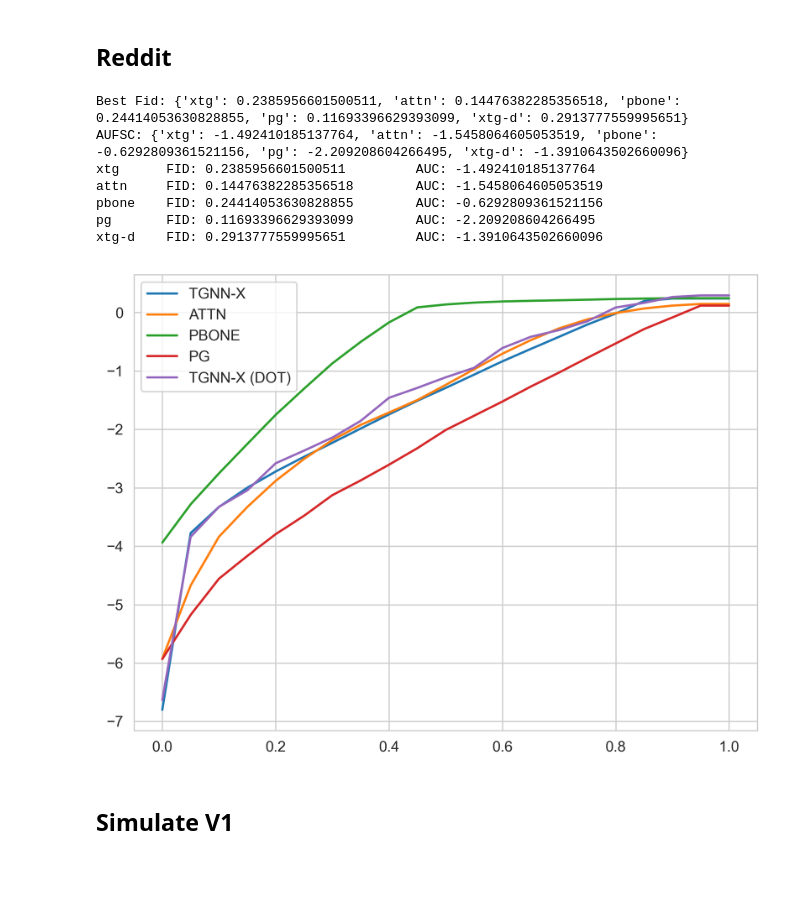
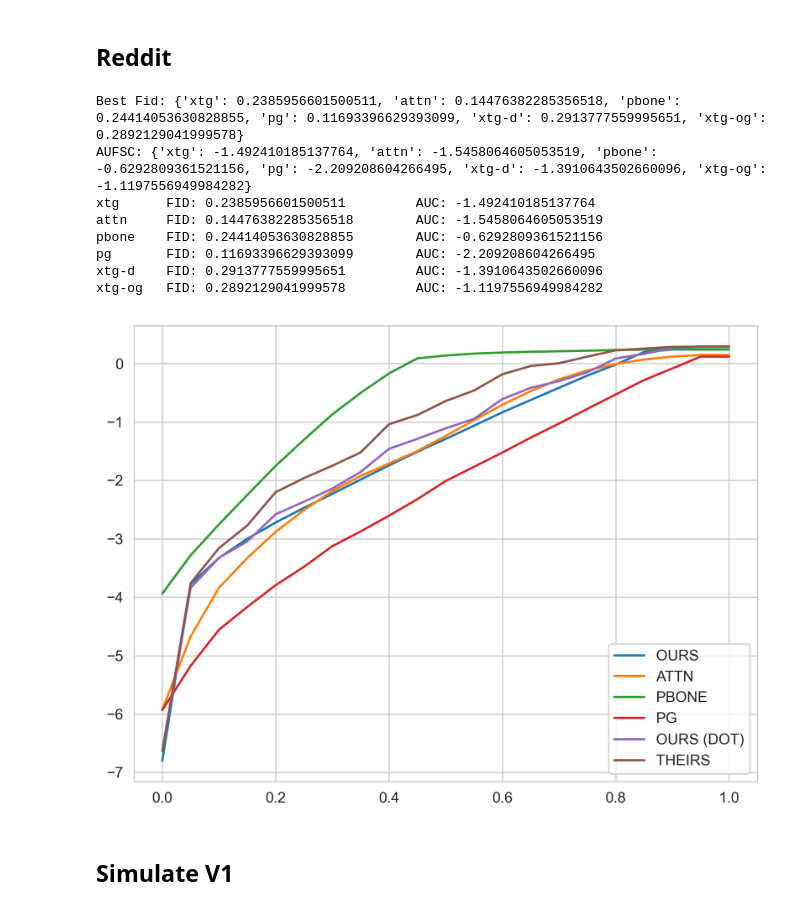
Before and after one commit to m-krastev/fact8-temporal-graph, a Jupyter notebook: notebooks/results_processing.ipynb, the cells around one changed output. Drawn from its saved outputs; the diff is of its cells as text; code cells hidden in the pictures; blank space fills up the shorter version.

```diff
--- a/notebooks/results_processing.ipynb
+++ b/notebooks/results_processing.ipynb
@@ -246,11 +252,12 @@ tgat_simulate_v1_files = {
     for k, v in zip(
         explainers,
         [
-            "tgat_simulate_v1_subgraphx_tg_3_to_15902_eval_pg_true_pg_positive.csv",
-            "tgat_simulate_v1_attn_explainer_tg_3_to_15902_eval.csv",
-            "tgat_simulate_v1_pbone_explainer_tg_3_to_15902_eval.csv",
-            "tgat_simulate_v1_pg_explainer_tg_3_to_15902_eval.csv",
-            "tgat_simulate_v1_subgraphx_tg_3_to_15902_eval_dot_true_pg_positive.csv"
+            "tgat_simulate_v1_subgraphx_tg_3_to_15902_eval_mlp_true_pg_positive_th25.csv",
+            "tgat_simulate_v1_attn_explainer_tg_3_to_15902_eval_th25.csv",
+            "tgat_simulate_v1_pbone_explainer_tg_3_to_15902_eval_th25.csv",
+            "tgat_simulate_v1_pg_explainer_tg_3_to_15902_eval_th25.csv",
+            "tgat_simulate_v1_subgraphx_tg_3_to_15902_eval_dot_true_pg_positive_th25.csv",
+            "tgat_simulate_v1_subgraphx_tg_3_to_15902_eval_pg_true_pg_positive_th25.csv"
         ],
     )
 }
@@ -295,11 +303,12 @@ tgat_simulate_v2_files = {
     for k, v in zip(
         explainers,
         [
-            "tgat_simulate_v2_subgraphx_tg_3_to_21752_eval_pg_true_pg_positive.csv",
-            "tgat_simulate_v2_attn_explainer_tg_3_to_21752_eval.csv",
-            "tgat_simulate_v2_pbone_explainer_tg_3_to_21752_eval.csv",
-            "tgat_simulate_v2_pg_explainer_tg_3_to_21752_eval.csv",
-            "tgat_simulate_v2_subgraphx_tg_3_to_21752_eval_dot_true_pg_positive.csv"
+            "tgat_simulate_v2_subgraphx_tg_3_to_21752_eval_mlp_true_pg_positive_th25.csv",
+            "tgat_simulate_v2_attn_explainer_tg_3_to_21752_eval_th25.csv",
+            "tgat_simulate_v2_pbone_explainer_tg_3_to_21752_eval_th25.csv",
+            "tgat_simulate_v2_pg_explainer_tg_3_to_21752_eval_th25.csv",
+            "tgat_simulate_v2_subgraphx_tg_3_to_21752_eval_dot_true_pg_positive_th25.csv",
+            "tgat_simulate_v2_subgraphx_tg_3_to_21752_eval_pg_true_pg_positive_th25.csv"
         ],
     )
 }
@@ -342,11 +352,12 @@ tgn_wikipedia_files = {
     for k, v in zip(
         explainers,
         [
-            "tgn_wikipedia_subgraphx_tg_110314_to_155614_eval_pg_true_pg_positive.csv",
-            "tgn_wikipedia_attn_explainer_tg_110314_to_155614_eval.csv",
-            "tgn_wikipedia_pbone_explainer_tg_110314_to_155614_eval.csv",
-            "tgn_wikipedia_pg_explainer_tg_110314_to_155614_eval.csv",
-            "tgn_wikipedia_subgraphx_tg_110314_to_155151_eval_dot_true_pg_positive.csv"
+            "tgn_wikipedia_subgraphx_tg_110314_to_155614_eval_mlp_true_pg_positive_th25.csv",
+            "tgn_wikipedia_attn_explainer_tg_110314_to_155614_eval_th25.csv",
+            "tgn_wikipedia_pbone_explainer_tg_110314_to_155614_eval_th25.csv",
+            "tgn_wikipedia_pg_explainer_tg_110314_to_155614_eval_th25.csv",
+            "tgn_wikipedia_subgraphx_tg_110314_to_155151_eval_dot_true_pg_positive_th25.csv",
+            "tgn_wikipedia_subgraphx_tg_110314_to_155151_eval_pg_true_pg_positive_th25.csv"
         ],
     )
 }
@@ -389,46 +401,48 @@ tgn_reddit_files = {
     for k, v in zip(
         explainers,
         [
-            "tgn_reddit_subgraphx_tg_470920_to_665351_eval_pg_true_pg_positive.csv",
-            "tgn_reddit_attn_explainer_tg_470920_to_665351_eval.csv",
-            "tgn_reddit_pbone_explainer_tg_470920_to_665351_eval.csv",
-            "tgn_reddit_pg_explainer_tg_470920_to_665351_eval.csv",
-            "tgn_reddit_subgraphx_tg_470920_to_663534_eval_dot_true_pg_positive.csv"
+            "tgn_reddit_subgraphx_tg_470920_to_665351_eval_mlp_true_pg_positive_th25.csv",
+            "tgn_reddit_attn_explainer_tg_470920_to_665351_eval_th25.csv",
+            "tgn_reddit_pbone_explainer_tg_470920_to_665351_eval_th25.csv",
+            "tgn_reddit_pg_explainer_tg_470920_to_665351_eval_th25.csv",
+            "tgn_reddit_subgraphx_tg_470920_to_663534_eval_dot_true_pg_positive_th25.csv",
+            "tgn_reddit_subgraphx_tg_470920_to_663534_eval_pg_true_pg_positive_th25.csv"
         ],
     )
 }
 
 tgn_reddit_tabs = {
     k: pd.read_csv(v).groupby("sparsity").mean() for k, v in tgn_reddit_files.items()
 }
 
 tgn_reddit_best_fids = {
     k: tab["fid_inv_best"].max() for k, tab in tgn_reddit_tabs.items()
 }
 
 tgn_reddit_aufsc = {
     k: np.trapz(tab["fid_inv_best"], tab.index) for k, tab in tgn_reddit_tabs.items()
 }
 
 print("Best Fid:", tgn_reddit_best_fids)
 print("AUFSC:", tgn_reddit_aufsc)
 
 for k, tab in tgn_reddit_tabs.items():
     print(
         f"{k}\t FID: {tab['fid_inv_best'].max()} \t AUC: {np.trapz(tab['fid_inv_best'], tab.index)}"
     )
     plt.plot(tab.index, tab["fid_inv_best"], label=labels[k])
 plt.legend();plt.tight_layout()
 plt.savefig("plots/tgn_reddit.png")
 # %% [output]
-Best Fid: {'xtg': 0.2385956601500511, 'attn': 0.14476382285356518, 'pbone': 0.24414053630828855, 'pg': 0.11693396629393099, 'xtg-d': 0.2913777559995651}
-AUFSC: {'xtg': -1.492410185137764, 'attn': -1.5458064605053519, 'pbone': -0.6292809361521156, 'pg': -2.209208604266495, 'xtg-d': -1.3910643502660096}
+Best Fid: {'xtg': 0.2385956601500511, 'attn': 0.14476382285356518, 'pbone': 0.24414053630828855, 'pg': 0.11693396629393099, 'xtg-d': 0.2913777559995651, 'xtg-og': 0.2892129041999578}
+AUFSC: {'xtg': -1.492410185137764, 'attn': -1.5458064605053519, 'pbone': -0.6292809361521156, 'pg': -2.209208604266495, 'xtg-d': -1.3910643502660096, 'xtg-og': -1.1197556949984282}
 xtg      FID: 0.2385956601500511         AUC: -1.492410185137764
 attn     FID: 0.14476382285356518        AUC: -1.5458064605053519
 pbone    FID: 0.24414053630828855        AUC: -0.6292809361521156
 pg       FID: 0.11693396629393099        AUC: -2.209208604266495
 xtg-d    FID: 0.2913777559995651         AUC: -1.3910643502660096
+xtg-og   FID: 0.2892129041999578         AUC: -1.1197556949984282
-[figure, old version]
+[figure, new version]
 # %% [markdown]
 ## Simulate V1
 # %%
```
Also changed, not shown: parts of 11 cells of this notebook, 32 other files.
